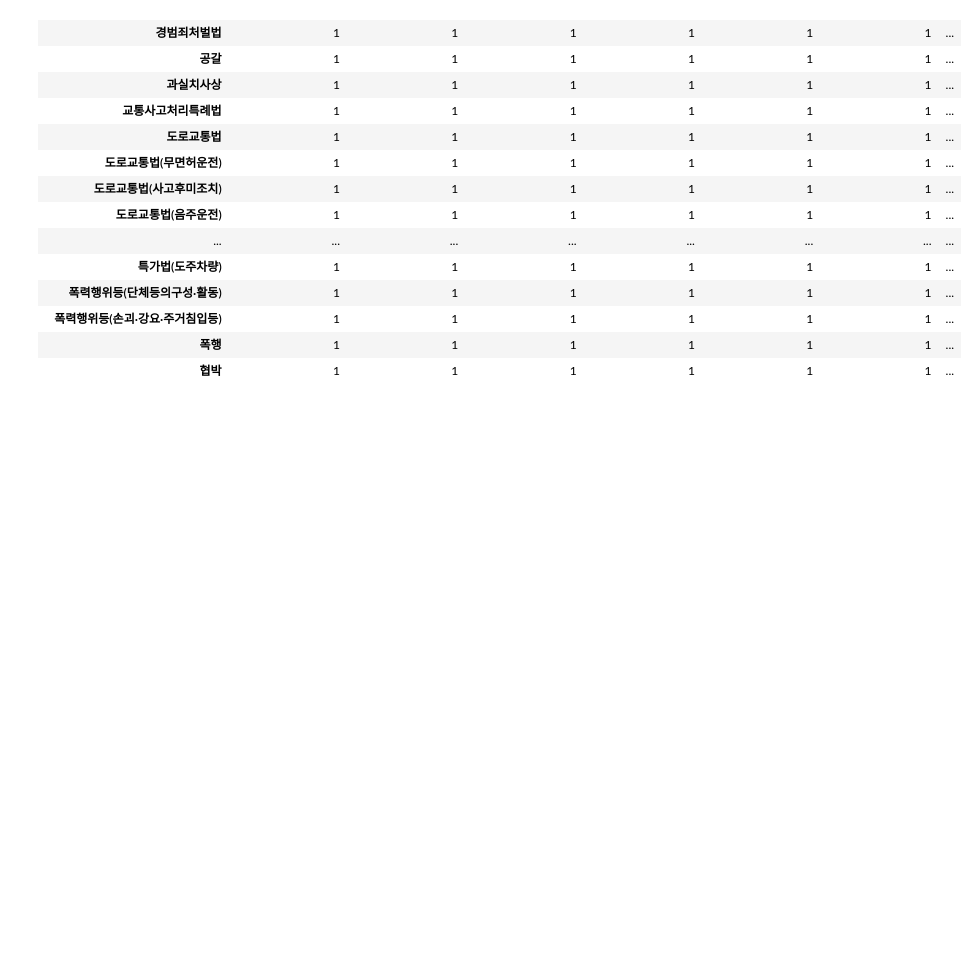
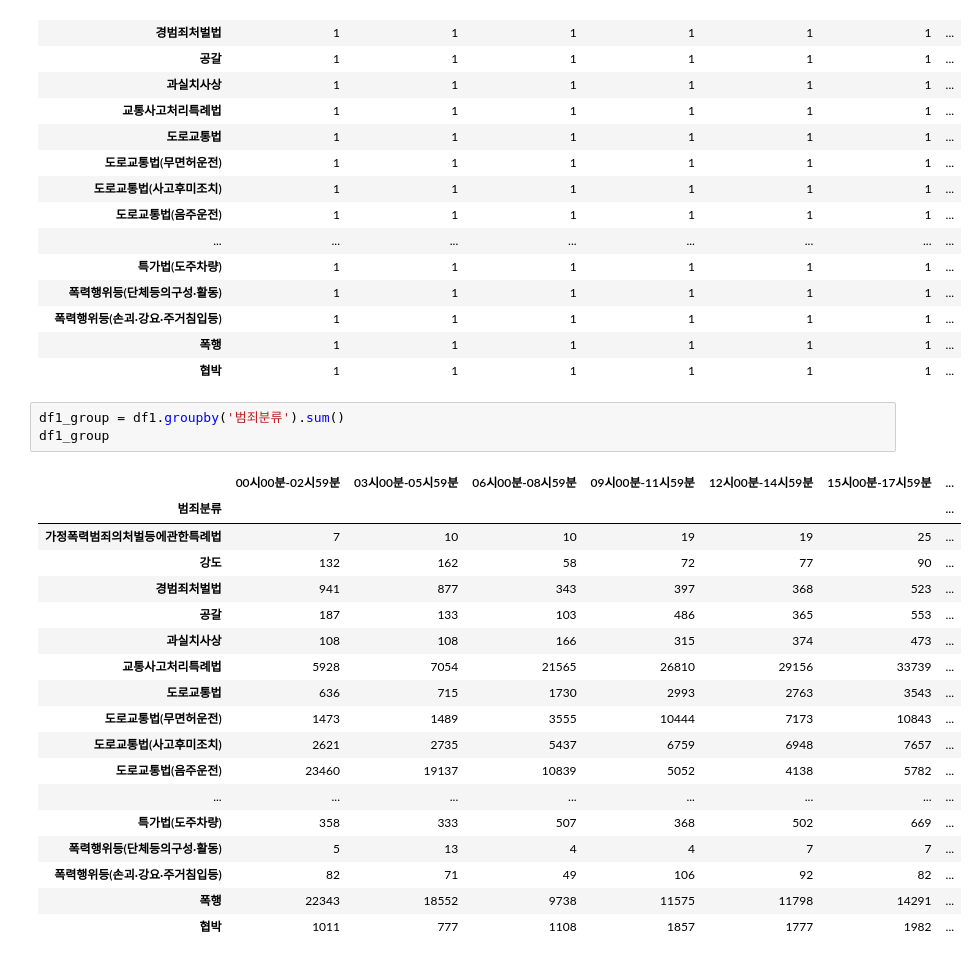
Before and after one commit to Kimheesu99/CrimeData, a Jupyter notebook: crimeData_time.ipynb, the cells around one changed output. Drawn from its saved outputs; the diff is of its cells as text; blank space fills up the shorter version.

```diff
--- a/crimeData_time.ipynb
+++ b/crimeData_time.ipynb
@@ -59,3 +59,25 @@ df1.groupby(['범죄분류']).count()
 | 폭력행위등(손괴·강요·주거침입등) | 1 | 1 | 1 | 1 | 1 | 1 | ... |
 | 폭행 | 1 | 1 | 1 | 1 | 1 | 1 | ... |
 | 협박 | 1 | 1 | 1 | 1 | 1 | 1 | ... |
+# %%
+df1_group = df1.groupby('범죄분류').sum()
+df1_group
+# %% [output]
+|  | 00시00분-02시59분 | 03시00분-05시59분 | 06시00분-08시59분 | 09시00분-11시59분 | 12시00분-14시59분 | 15시00분-17시59분 | ... |
+| 범죄분류 |  |  |  |  |  |  | ... |
+| 가정폭력범죄의처벌등에관한특례법 | 7 | 10 | 10 | 19 | 19 | 25 | ... |
+| 강도 | 132 | 162 | 58 | 72 | 77 | 90 | ... |
+| 경범죄처벌법 | 941 | 877 | 343 | 397 | 368 | 523 | ... |
+| 공갈 | 187 | 133 | 103 | 486 | 365 | 553 | ... |
+| 과실치사상 | 108 | 108 | 166 | 315 | 374 | 473 | ... |
+| 교통사고처리특례법 | 5928 | 7054 | 21565 | 26810 | 29156 | 33739 | ... |
+| 도로교통법 | 636 | 715 | 1730 | 2993 | 2763 | 3543 | ... |
+| 도로교통법(무면허운전) | 1473 | 1489 | 3555 | 10444 | 7173 | 10843 | ... |
+| 도로교통법(사고후미조치) | 2621 | 2735 | 5437 | 6759 | 6948 | 7657 | ... |
+| 도로교통법(음주운전) | 23460 | 19137 | 10839 | 5052 | 4138 | 5782 | ... |
+| ... | ... | ... | ... | ... | ... | ... | ... |
+| 특가법(도주차량) | 358 | 333 | 507 | 368 | 502 | 669 | ... |
+| 폭력행위등(단체등의구성·활동) | 5 | 13 | 4 | 4 | 7 | 7 | ... |
+| 폭력행위등(손괴·강요·주거침입등) | 82 | 71 | 49 | 106 | 92 | 82 | ... |
+| 폭행 | 22343 | 18552 | 9738 | 11575 | 11798 | 14291 | ... |
+| 협박 | 1011 | 777 | 1108 | 1857 | 1777 | 1982 | ... |
```
Also changed, not shown: parts of 2 cells of this notebook, 2 other files.
